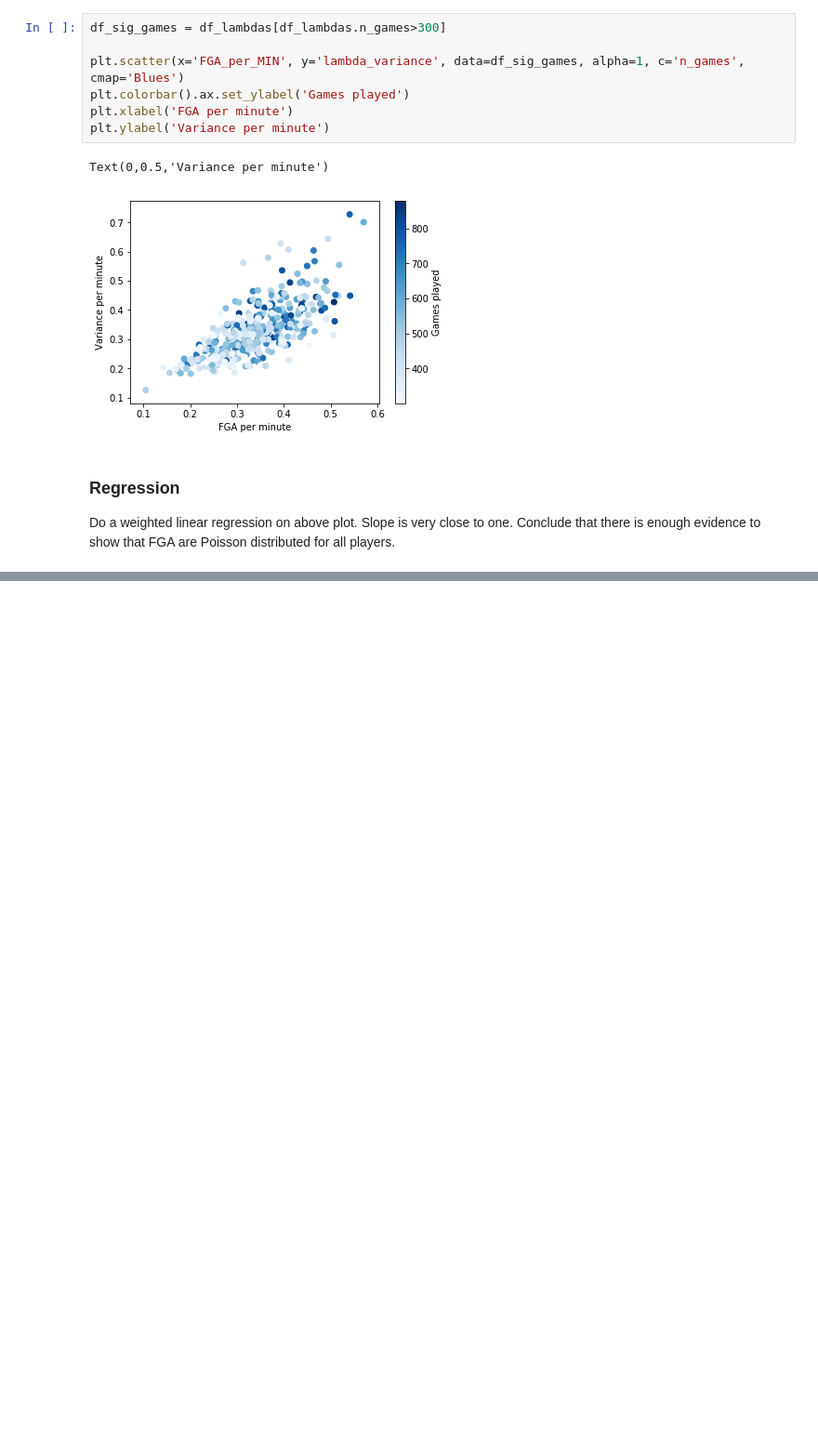
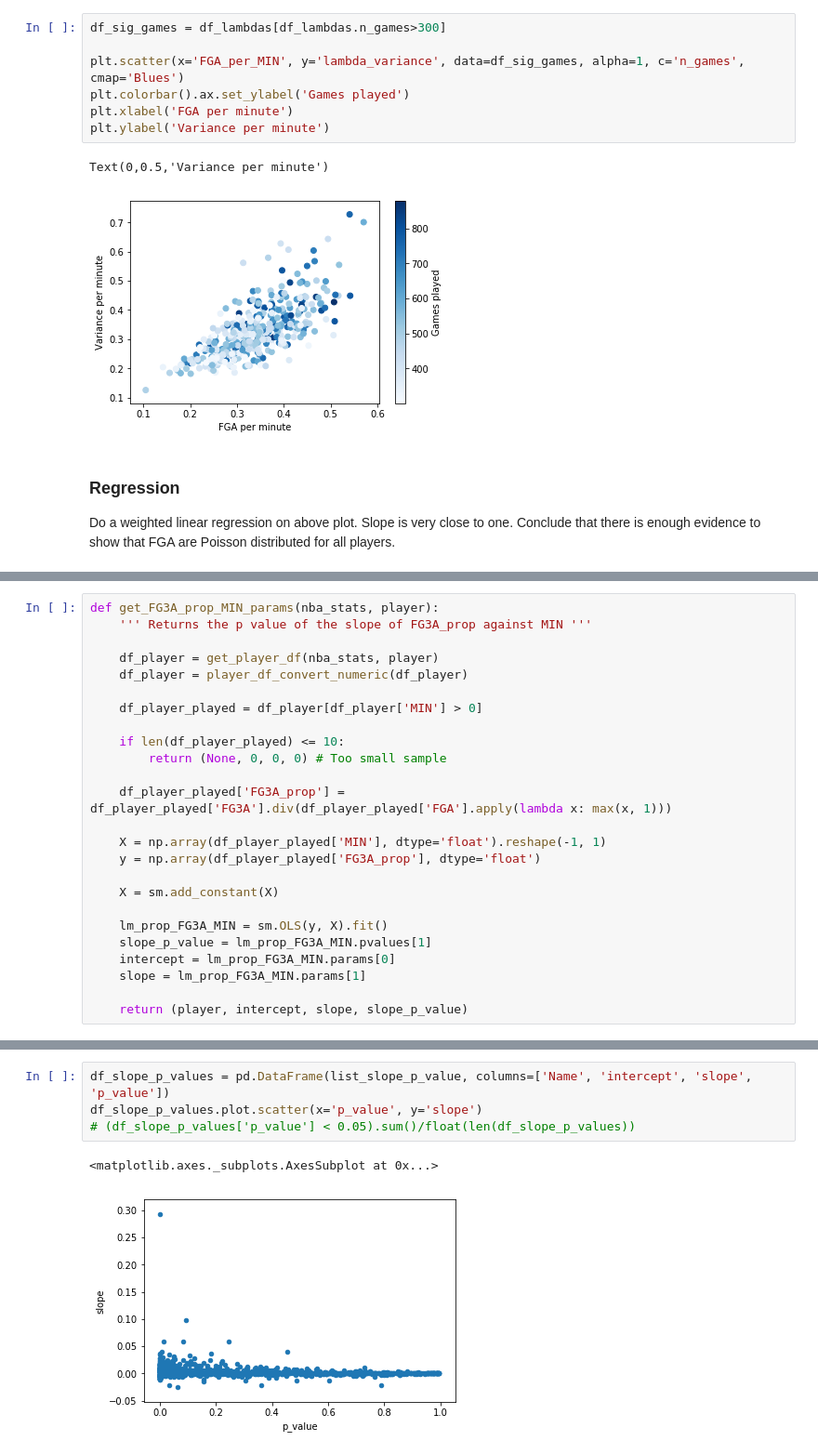
Before and after one commit to johnny-wong/nba_stats, a Jupyter notebook: Notebooks/Analysis - FGA per game.ipynb, the cells around one changed output, grey strips where cells are left out. Shown: that part at 93% size. Saved outputs shown, nothing was run; the diff lists cells and outputs as text; blank space fills up the shorter version.

Commit message:
Analyse proportion of FG3A wrt minutes played

```diff
--- a/Notebooks/Analysis - FGA per game.ipynb
+++ b/Notebooks/Analysis - FGA per game.ipynb
@@ -217,0 +222,25 @@ Text(0,0.5,'Variance per minute')
+# %%
+def get_FG3A_prop_MIN_params(nba_stats, player):
+    ''' Returns the p value of the slope of FG3A_prop against MIN '''
+
+    df_player = get_player_df(nba_stats, player)
+    df_player = player_df_convert_numeric(df_player)
+
+    df_player_played = df_player[df_player['MIN'] > 0]
+
+    if len(df_player_played) <= 10:
+        return (None, 0, 0, 0) # Too small sample
+
+    df_player_played['FG3A_prop'] = df_player_played['FG3A'].div(df_player_played['FGA'].apply(lambda x: max(x, 1)))
+
+    X = np.array(df_player_played['MIN'], dtype='float').reshape(-1, 1)
+    y = np.array(df_player_played['FG3A_prop'], dtype='float')
+
+    X = sm.add_constant(X)
+
+    lm_prop_FG3A_MIN = sm.OLS(y, X).fit()
+    slope_p_value = lm_prop_FG3A_MIN.pvalues[1]
+    intercept = lm_prop_FG3A_MIN.params[0]
+    slope = lm_prop_FG3A_MIN.params[1]
+
+    return (player, intercept, slope, slope_p_value)
@@ -217,0 +261,7 @@ Text(0,0.5,'Variance per minute')
+# %%
+df_slope_p_values = pd.DataFrame(list_slope_p_value, columns=['Name', 'intercept', 'slope', 'p_value'])
+df_slope_p_values.plot.scatter(x='p_value', y='slope')
+# (df_slope_p_values['p_value'] < 0.05).sum()/float(len(df_slope_p_values))
+# %% [output]
+<matplotlib.axes._subplots.AxesSubplot at 0x...>
+[figure, added]
```
Also changed, not shown: parts of 11 cells of this notebook.
